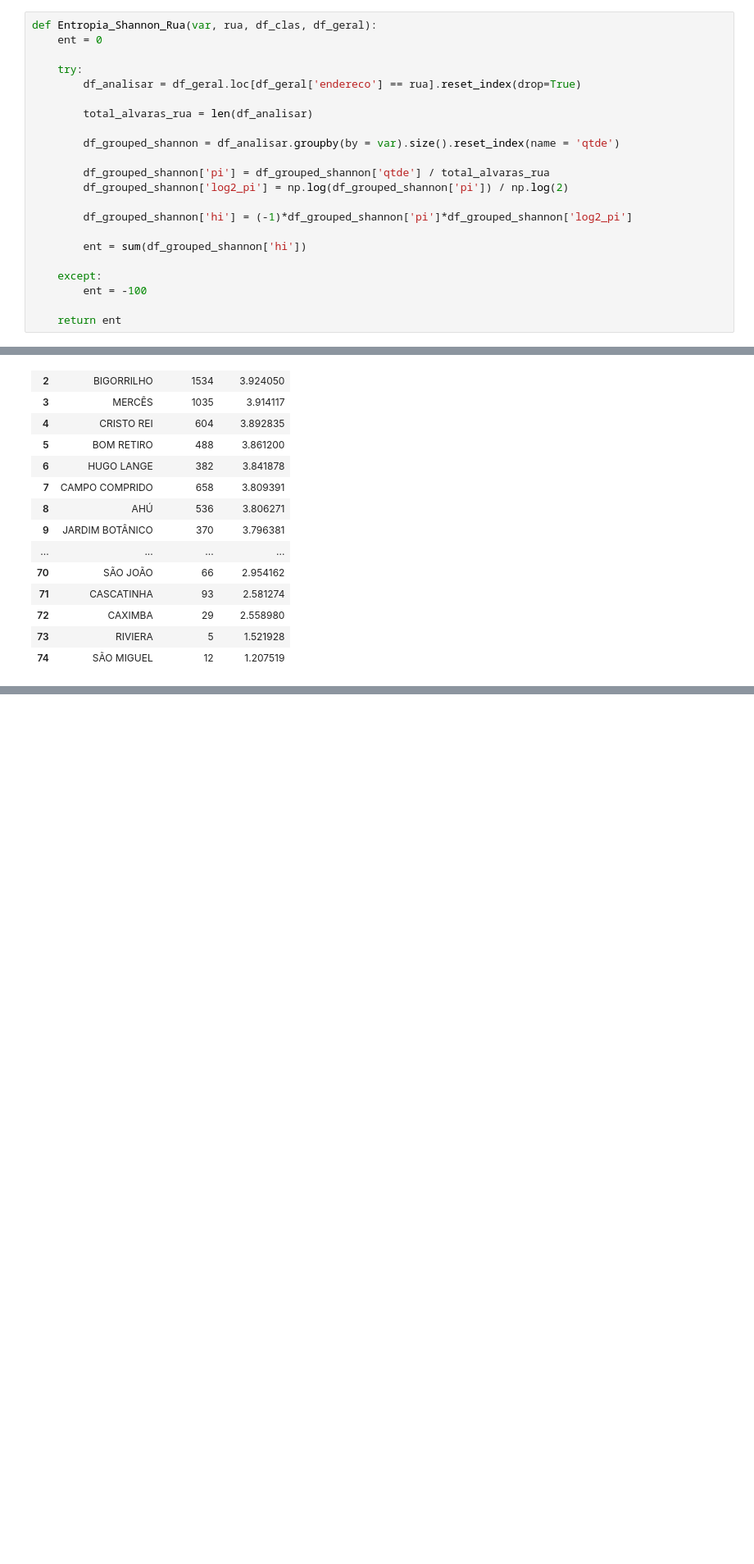
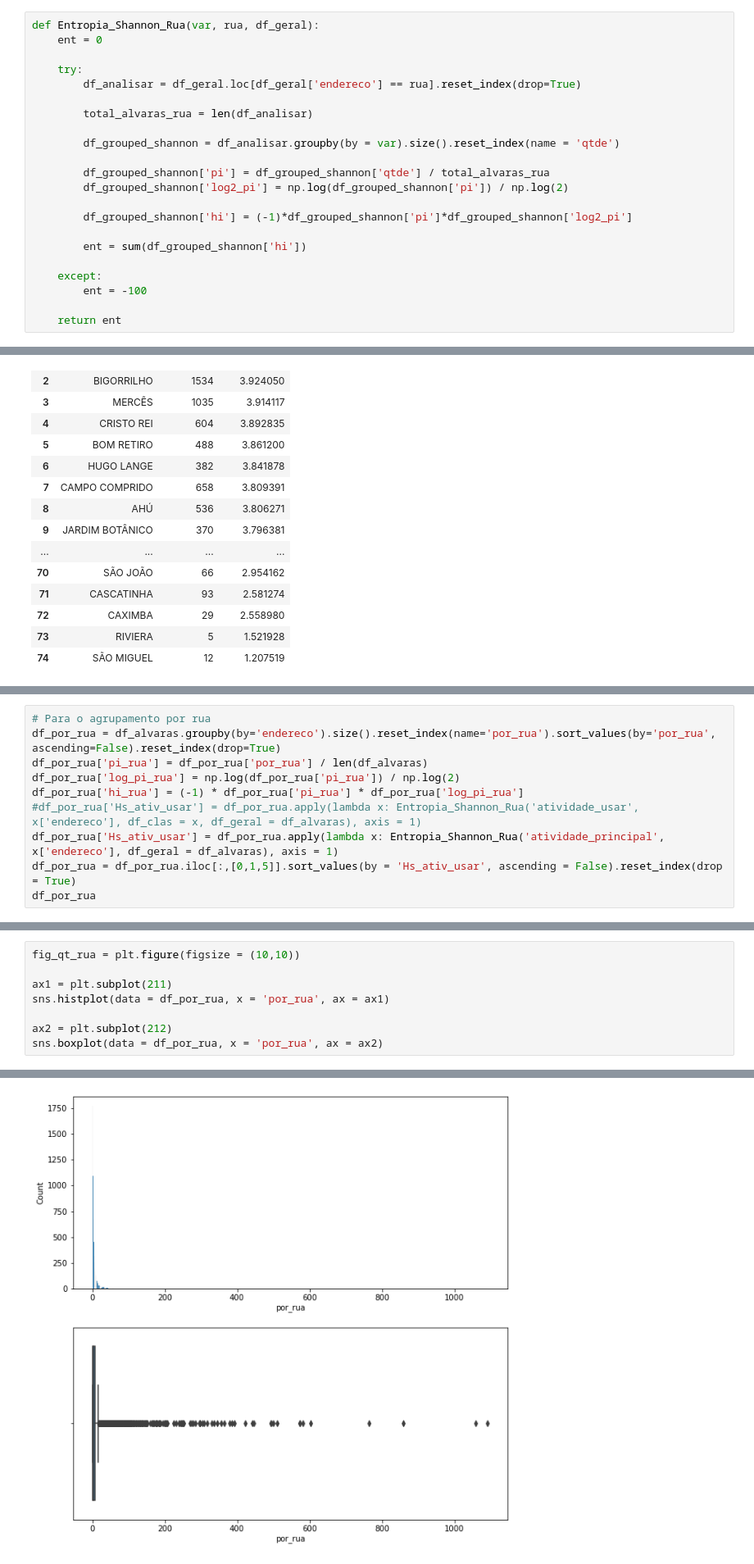
Before and after one commit to avaraujojr/tcc_alcides_alvaras, a Jupyter notebook: notebooks/alvaras_cwb.ipynb, the cells around one changed output, grey strips where cells are left out. Shown: that part at 82% size. Saved outputs shown, nothing was run; the diff lists cells and outputs as text; blank space fills up the shorter version.

```diff
--- a/notebooks/alvaras_cwb.ipynb
+++ b/notebooks/alvaras_cwb.ipynb
@@ -321,7 +321,7 @@ def Entropia_Shannon_Bairro(var, bairro, df_clas, df_geral):
 
     return ent
 # %%
-def Entropia_Shannon_Rua(var, rua, df_clas, df_geral):
+def Entropia_Shannon_Rua(var, rua, df_geral):
     ent = 0
 
     try:
@@ -797,0 +692,10 @@ df_por_end_comp
+# %%
+# Para o agrupamento por rua
+df_por_rua = df_alvaras.groupby(by='endereco').size().reset_index(name='por_rua').sort_values(by='por_rua', ascending=False).reset_index(drop=True)
+df_por_rua['pi_rua'] = df_por_rua['por_rua'] / len(df_alvaras)
+df_por_rua['log_pi_rua'] = np.log(df_por_rua['pi_rua']) / np.log(2)
+df_por_rua['hi_rua'] = (-1) * df_por_rua['pi_rua'] * df_por_rua['log_pi_rua']
+#df_por_rua['Hs_ativ_usar'] = df_por_rua.apply(lambda x: Entropia_Shannon_Rua('atividade_usar', x['endereco'], df_clas = x, df_geral = df_alvaras), axis = 1)
+df_por_rua['Hs_ativ_usar'] = df_por_rua.apply(lambda x: Entropia_Shannon_Rua('atividade_principal', x['endereco'], df_geral = df_alvaras), axis = 1)
+df_por_rua = df_por_rua.iloc[:,[0,1,5]].sort_values(by = 'Hs_ativ_usar', ascending = False).reset_index(drop = True)
+df_por_rua
@@ -797,0 +716,9 @@ df_por_end_comp
+# %%
+fig_qt_rua = plt.figure(figsize = (10,10))
+
+ax1 = plt.subplot(211)
+sns.histplot(data = df_por_rua, x = 'por_rua', ax = ax1)
+
+ax2 = plt.subplot(212)
+sns.boxplot(data = df_por_rua, x = 'por_rua', ax = ax2)
+# %% [output]
@@ -797,0 +726 @@ df_por_end_comp
+[figure, added]
```
Also changed, not shown: parts of 40 cells of this notebook.
